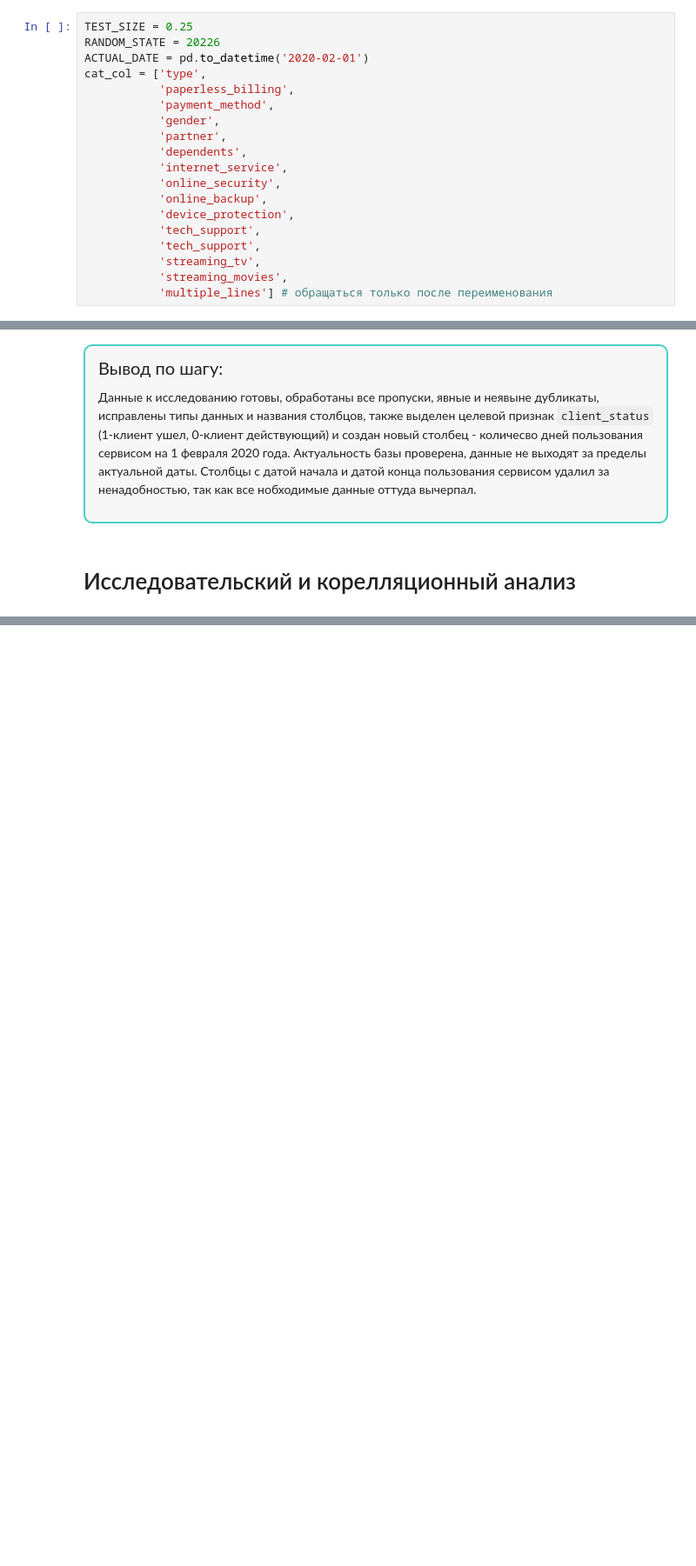
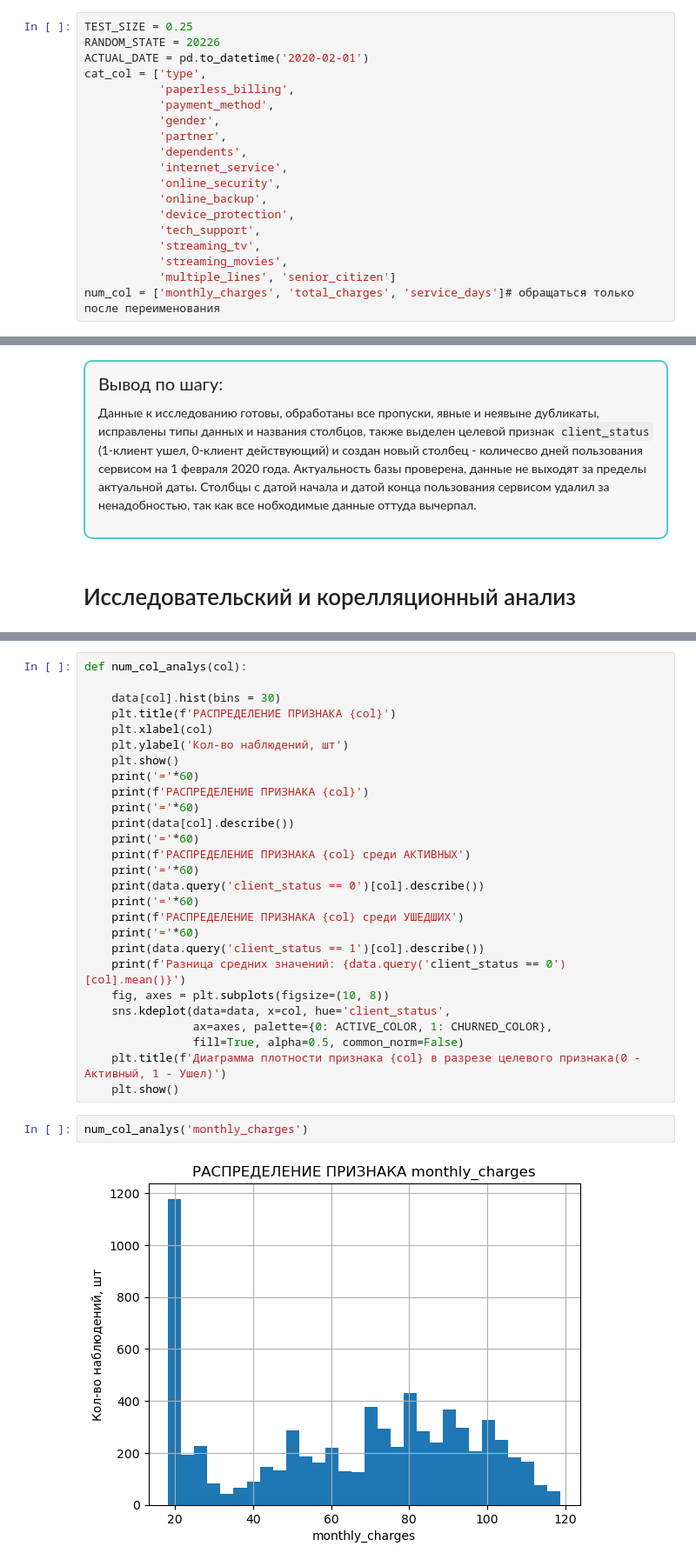
Before and after one commit to arsye001/telecom, a Jupyter notebook: te.ipynb, the cells around one changed output, grey strips where cells are left out. Shown at 87% size. Drawn from its saved outputs; the diff is of its cells as text; blank space fills up the shorter version.

```diff
--- a/te.ipynb
+++ b/te.ipynb
@@ -40,10 +42,10 @@ cat_col = ['type',
            'online_backup',
            'device_protection',
            'tech_support',
-           'tech_support',
            'streaming_tv',
            'streaming_movies',
-           'multiple_lines'] # обращаться только после переименования
+           'multiple_lines', 'senior_citizen']
+num_col = ['monthly_charges', 'total_charges', 'service_days']# обращаться только после переименования
 # %% [markdown]
 # Загрузка данных
 # %% [markdown]
@@ -658,0 +841,31 @@ memory usage: 1.3+ MB
+# %%
+def num_col_analys(col):
+
+    data[col].hist(bins = 30)
+    plt.title(f'РАСПРЕДЕЛЕНИЕ ПРИЗНАКА {col}')
+    plt.xlabel(col)
+    plt.ylabel('Кол-во наблюдений, шт')
+    plt.show()
+    print('='*60)
+    print(f'РАСПРЕДЕЛЕНИЕ ПРИЗНАКА {col}')
+    print('='*60)
+    print(data[col].describe())
+    print('='*60)
+    print(f'РАСПРЕДЕЛЕНИЕ ПРИЗНАКА {col} среди АКТИВНЫХ')
+    print('='*60)
+    print(data.query('client_status == 0')[col].describe())
+    print('='*60)
+    print(f'РАСПРЕДЕЛЕНИЕ ПРИЗНАКА {col} среди УШЕДШИХ')
+    print('='*60)
+    print(data.query('client_status == 1')[col].describe())
+    print(f'Разница средних значений: {data.query('client_status == 0')[col].mean()}')
+    fig, axes = plt.subplots(figsize=(10, 8))
+    sns.kdeplot(data=data, x=col, hue='client_status',
+                ax=axes, palette={0: ACTIVE_COLOR, 1: CHURNED_COLOR},
+                fill=True, alpha=0.5, common_norm=False)
+    plt.title(f'Диаграмма плотности признака {col} в разрезе целевого признака(0 - Активный, 1 - Ушел)')
+    plt.show()
+# %%
+num_col_analys('monthly_charges')
+# %% [output]
+[figure, added]
```
Also changed, not shown: parts of 15 cells of this notebook.
